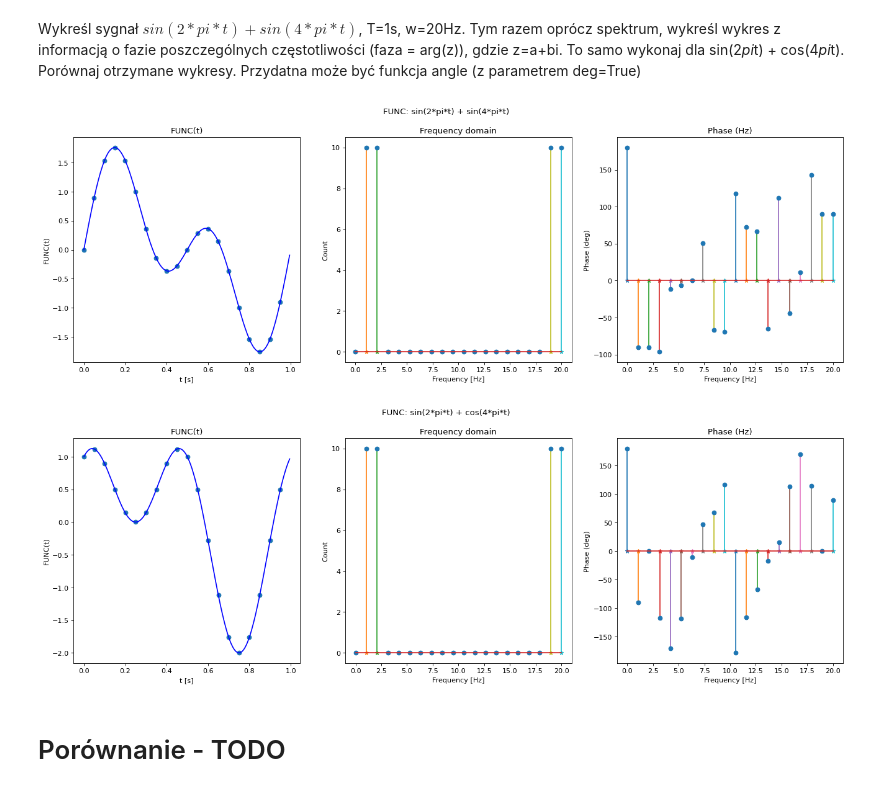
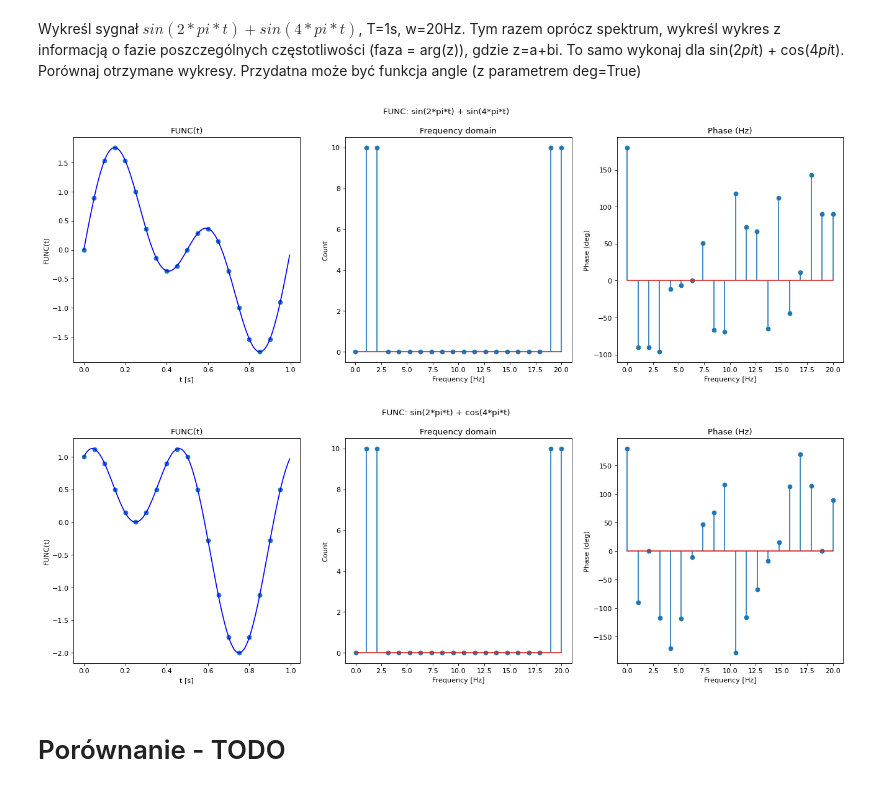
Before and after one commit to Domikado5/kck, a Jupyter notebook: lab9 - signals 2/145402_145280_sygnaly_2.ipynb, the cells around one changed output. Cells and saved outputs as stored; diff of their text form; code cells hidden in the pictures.

```diff
--- a/lab9 - signals 2/145402_145280_sygnaly_2.ipynb
+++ b/lab9 - signals 2/145402_145280_sygnaly_2.ipynb
@@ -129,37 +129,37 @@ for func in funcs:
     base_t = np.arange(0, T, 1/200)
     base_signal = func(base_t)  # creating a smoother original signal
 
     freqs = np.linspace(0, w, n)
     signal_f = np.fft.fft(signal)
     abs_signal_f = np.abs(signal_f)
 
     phase = np.angle(signal_f, deg=True)
 
     plt.figure(figsize=(20, 6), dpi=80)
     plt.suptitle(f'FUNC: {func.__doc__}')
     plt.subplot(1, 3, 1)
     plt.title('FUNC(t)')
     plt.ylabel('FUNC(t)')
     plt.xlabel('t [s]')
     plt.plot(t, signal, 'o')
     plt.plot(base_t, base_signal, color='blue')
 
     plt.subplot(1, 3, 2)
     plt.title('Frequency domain')
-    plt.stem(freqs, abs_signal_f, '-*')
+    plt.stem(freqs, abs_signal_f, '-*', use_line_collection=True)
     plt.xlabel('Frequency [Hz]')
     plt.ylabel('Count')
 
     plt.subplot(1, 3, 3)
     plt.title('Phase (Hz)')
-    plt.stem(freqs, phase, '-*')
+    plt.stem(freqs, phase, '-*', use_line_collection=True)
     plt.xlabel('Frequency [Hz]')
     plt.ylabel('Phase (deg)')
 
     plt.show()
 # %% [output]
-[figure, old version]
+[figure, new version]
-[figure, old version]
+[figure, new version]
 # %% [markdown]
 # Porównanie - TODO
 # %% [markdown]
```
Also changed, not shown: parts of 2 cells of this notebook.
